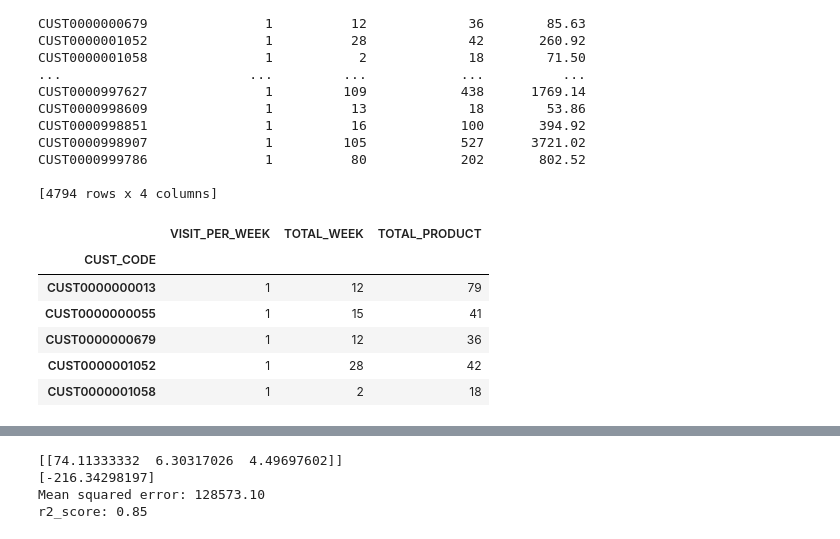
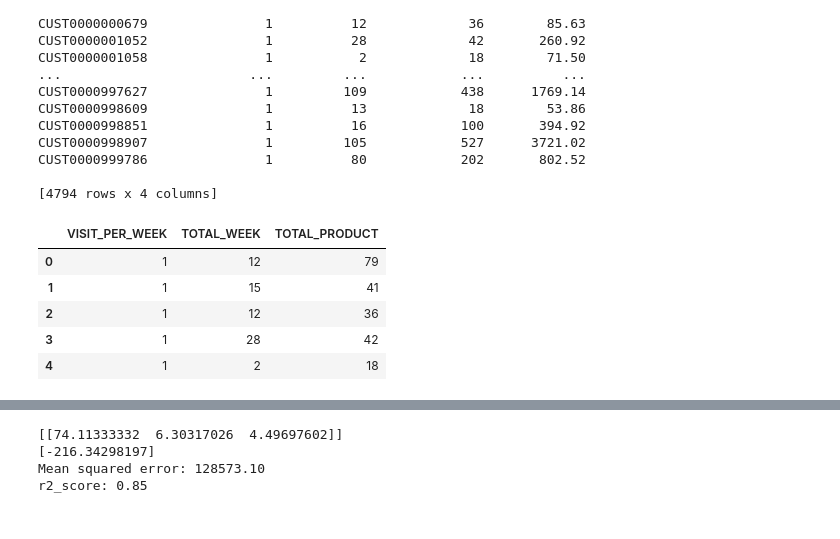
Before and after one commit to pongsrue/Automated_Tools-, a Jupyter notebook: Mini-bads3/Module3_1.ipynb, the cells around one changed output, grey strips where cells are left out. Drawn from its saved outputs; the diff is of its cells as text; code cells hidden in the pictures.

```diff
--- a/Mini-bads3/Module3_1.ipynb
+++ b/Mini-bads3/Module3_1.ipynb
@@ -101,16 +112,15 @@ CUST0000999786               1          80            202       802.52
 #df.sort_values(by="TOTAL_SALES",ascending=False, inplace=True)
 #df.head()
 # %%
-x = df.iloc[:,0:-1] #1:3
+x = df.iloc[:,1:-1] #1:3
 x.head(5)
 # %% [output]
 |  | VISIT_PER_WEEK | TOTAL_WEEK | TOTAL_PRODUCT |
-| CUST_CODE |  |  |  |
-| CUST0000000013 | 1 | 12 | 79 |
-| CUST0000000055 | 1 | 15 | 41 |
-| CUST0000000679 | 1 | 12 | 36 |
-| CUST0000001052 | 1 | 28 | 42 |
-| CUST0000001058 | 1 | 2 | 18 |
+| 0 | 1 | 12 | 79 |
+| 1 | 1 | 15 | 41 |
+| 2 | 1 | 12 | 36 |
+| 3 | 1 | 28 | 42 |
+| 4 | 1 | 2 | 18 |
 # %%
 y = df.iloc[:,-1:] # 3
 y.head(5)
```
Also changed, not shown: parts of 11 cells of this notebook.
